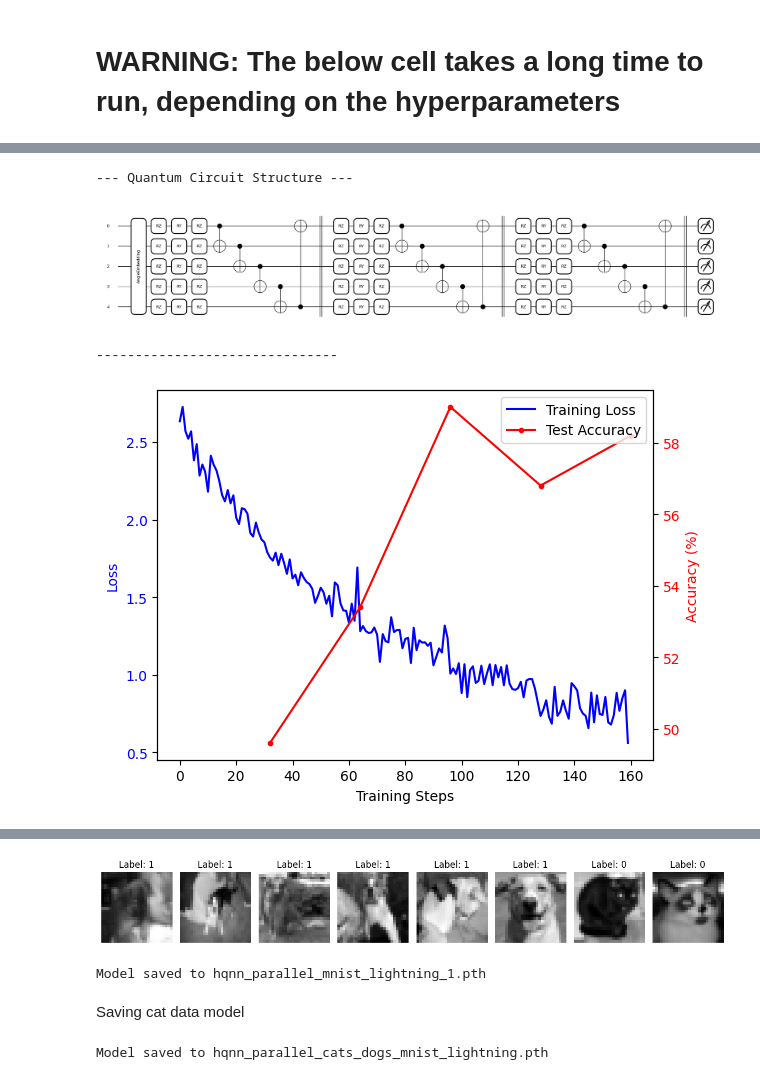
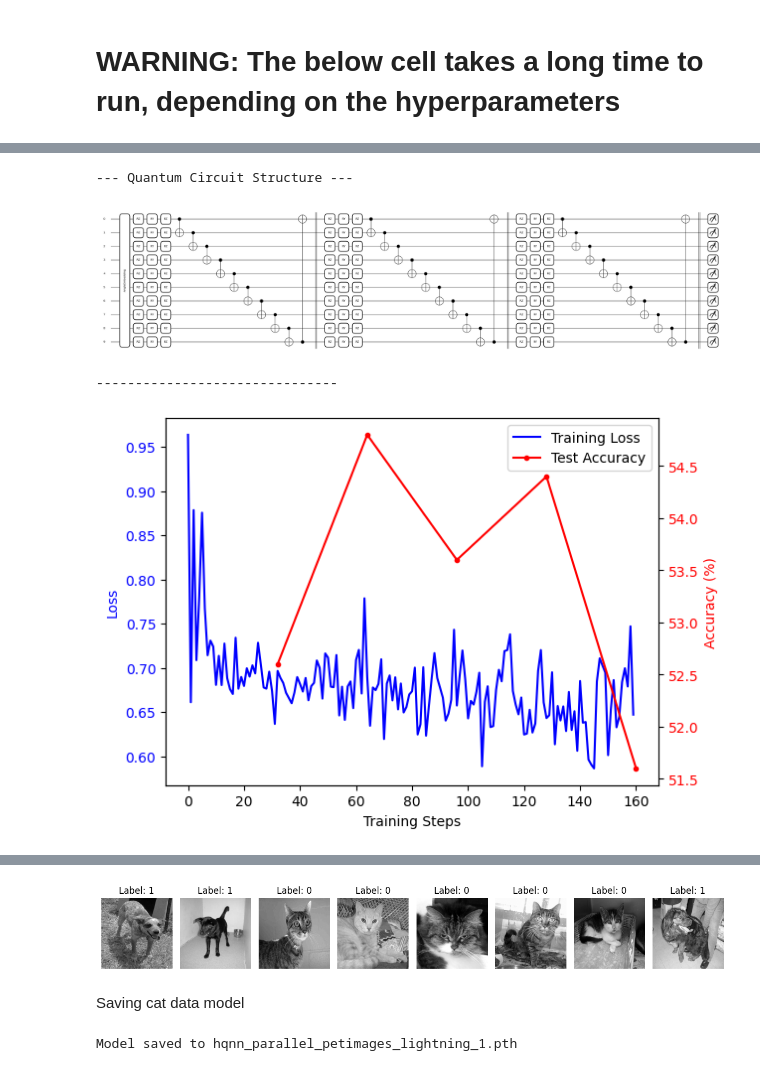
Before and after one commit to pk-2004/quantum-classification, a Jupyter notebook: HQNN/HQNN-Parallel-local.ipynb, the cells around one changed output, grey strips where cells are left out. Drawn from its saved outputs; the diff is of its cells as text; code cells hidden in the pictures.

````diff
--- a/HQNN/HQNN-Parallel-local.ipynb
+++ b/HQNN/HQNN-Parallel-local.ipynb
@@ -430,7 +392,7 @@ def ClassicalDenseLayer(quantum_output_size, n_classes):
 # Dummy Hyperparameters
 c = 5
 q = 4
-n_classes = 10
+n_classes = 2
 
 # Use the output from the previous quantum layer test as input here
 dummy_quantum_features = output_features
@@ -500,7 +461,7 @@ FUNCTION TrainModel(dataset, epochs, learning_rate):
 ```
 # %%
 class HQNNParallel(nn.Module):
-    def __init__(self, n_circuits, n_qubits, depth, n_classes=10, device='lightning.qubit'):
+    def __init__(self, n_circuits, n_qubits, depth, n_classes=2, device='lightning.qubit'):
         super().__init__()
 
         # 1. Classical Convolutional Block
@@ -541,7 +502,7 @@ def train_model(model, train_dataset, test_dataset, epochs=5, batch_size=32, lea
     criterion = nn.CrossEntropyLoss()
 
     # Define accuracy metric
-    accuracy_metric = torchmetrics.Accuracy(task='multiclass', num_classes=10)
+    accuracy_metric = torchmetrics.Accuracy(task='multiclass', num_classes=2)
 
     # Calculate log interval to print roughly 10 times per epoch
     log_interval = max(1, len(train_loader) // 10)
@@ -655,6 +615,6 @@ def predict_image(model, image_tensor):
 # Hyperparameters
 q = 5      # Qubits
 c = 4      # Circuits
-depth = 3  # Depth
+depth = 4  # Depth
 # %% [markdown]
 # WARNING: The below cell takes a long time to run, depending on the hyperparameters
@@ -706,34 +621,34 @@ KeyboardInterrupt:
 # %%
 transform = transforms.Compose([
+     transforms.Resize((300, 300)),
     transforms.Grayscale(num_output_channels=1),  # Force grayscale
-    transforms.Resize((28, 28)),                  # Resize to MNIST dimensions
     transforms.ToTensor(),                        # Convert to tensor
 ])
 catdog_dataset = datasets.ImageFolder(
-    root="./data/cats_dogs_mnist",  # or the correct absolute path
+    root="./data/PetImages",
     transform=transform
 )
 hqnn_model = HQNNParallel(
     n_circuits = c,
     n_qubits = q,
     depth = depth,
     device = 'lightning.qubit'
 )
 
 # Optional: stratified train/test split
 from torch.utils.data import random_split
 train_size = int(0.8 * len(catdog_dataset))
 test_size = len(catdog_dataset) - train_size
 train_dataset, test_dataset = random_split(catdog_dataset, [train_size, test_size])
 
 dataset_portion = 0.1
 
 train_dataset = torch.utils.data.Subset(train_dataset, range(int(len(train_dataset) * dataset_portion)))
 test_dataset = torch.utils.data.Subset(test_dataset, range(int(len(test_dataset) * dataset_portion)))
 
 trained_model = train_model(hqnn_model, train_dataset, test_dataset, epochs=5, batch_size=64, plot=True)
 # %% [output]
 --- Quantum Circuit Structure ---
-[figure, old version]
+[figure, new version]
 -------------------------------
-[figure, old version]
+[figure, new version]
@@ -761,7 +676,7 @@ Finished Training
 # from torch.utils.data import DataLoader
 
 # Dataset and loader
-dataset = datasets.ImageFolder(root="./data/cats_dogs_mnist", transform=transform)
+dataset = datasets.ImageFolder(root="./data/PetImages", transform=transform)
 loader = DataLoader(dataset, batch_size=8, shuffle=True)
 
 # Get one batch
@@ -777,31 +692,14 @@ for i in range(8):
 plt.tight_layout()
 plt.show()
 # %% [output]
-[figure, old version]
+[figure, new version]
-# %%
-import os
-
-# Find a unique filename to avoid overwriting existing models
-base = 'hqnn_parallel_mnist_lightning'
-ext = '.pth'
-filename = base + ext
-counter = 1
-while os.path.exists(filename):
-    filename = f"{base}_{counter}{ext}"
-    counter += 1
-
-# Save the model to a unique file
-# torch.save(model.state_dict(), filename)
-print(f"Model saved to {filename}")
-# %% [output]
-Model saved to hqnn_parallel_mnist_lightning_1.pth
 # %% [markdown]
 Saving cat data model
 # %%
 import os
 
 # Find a unique filename to avoid overwriting existing models
-base = 'hqnn_parallel_cats_dogs_mnist_lightning'
+base = 'hqnn_parallel_petimages_lightning'
 ext = '.pth'
 filename = base + ext
 counter = 1
@@ -813,7 +711,7 @@ while os.path.exists(filename):
 torch.save(trained_model.state_dict(), filename)
 print(f"Model saved to {filename}")
 # %% [output]
-Model saved to hqnn_parallel_cats_dogs_mnist_lightning.pth
+Model saved to hqnn_parallel_petimages_lightning_1.pth
 # %%
 def load_model(filepath):
     state_dict = torch.load(filepath)
````
Also changed, not shown: parts of 8 cells of this notebook, 2 other files.
